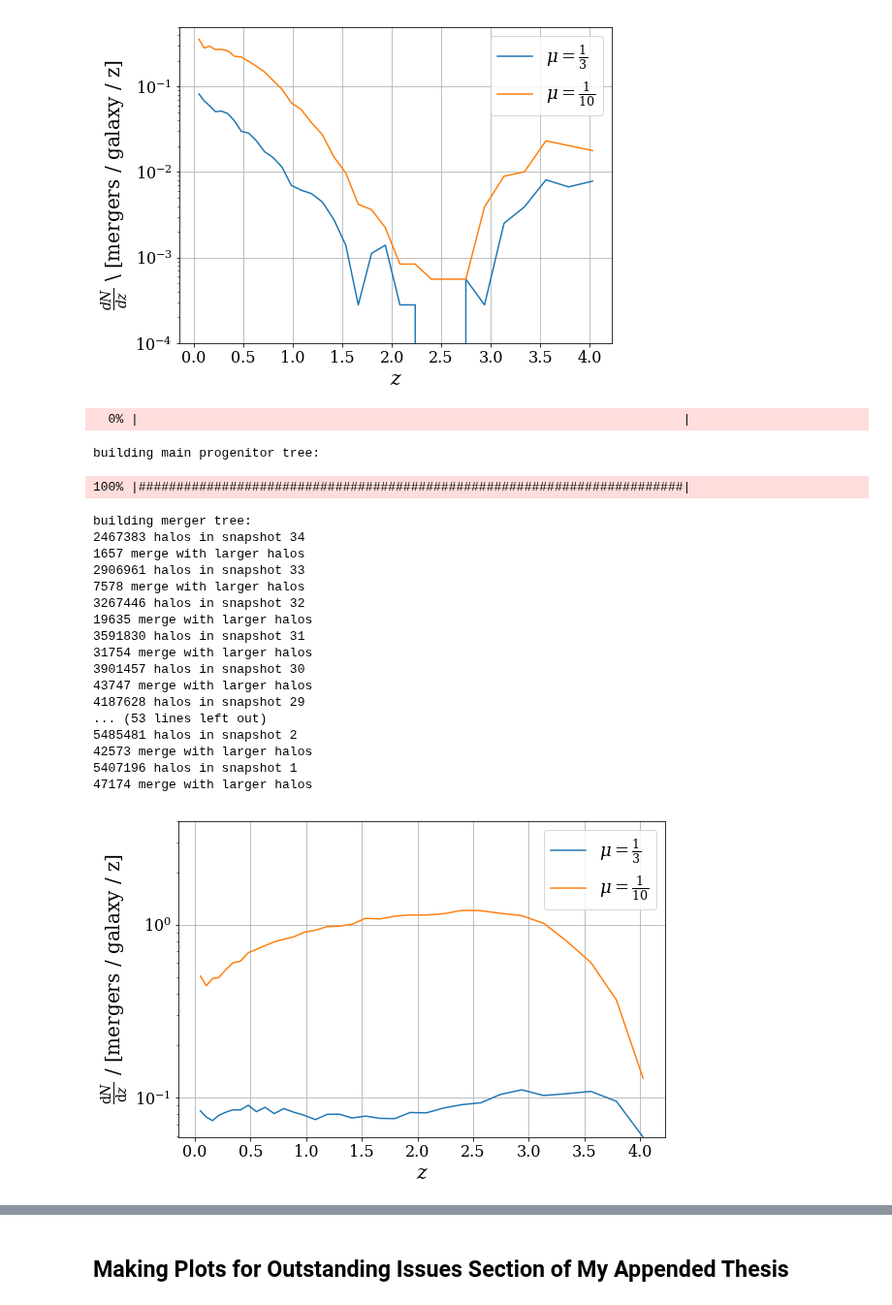
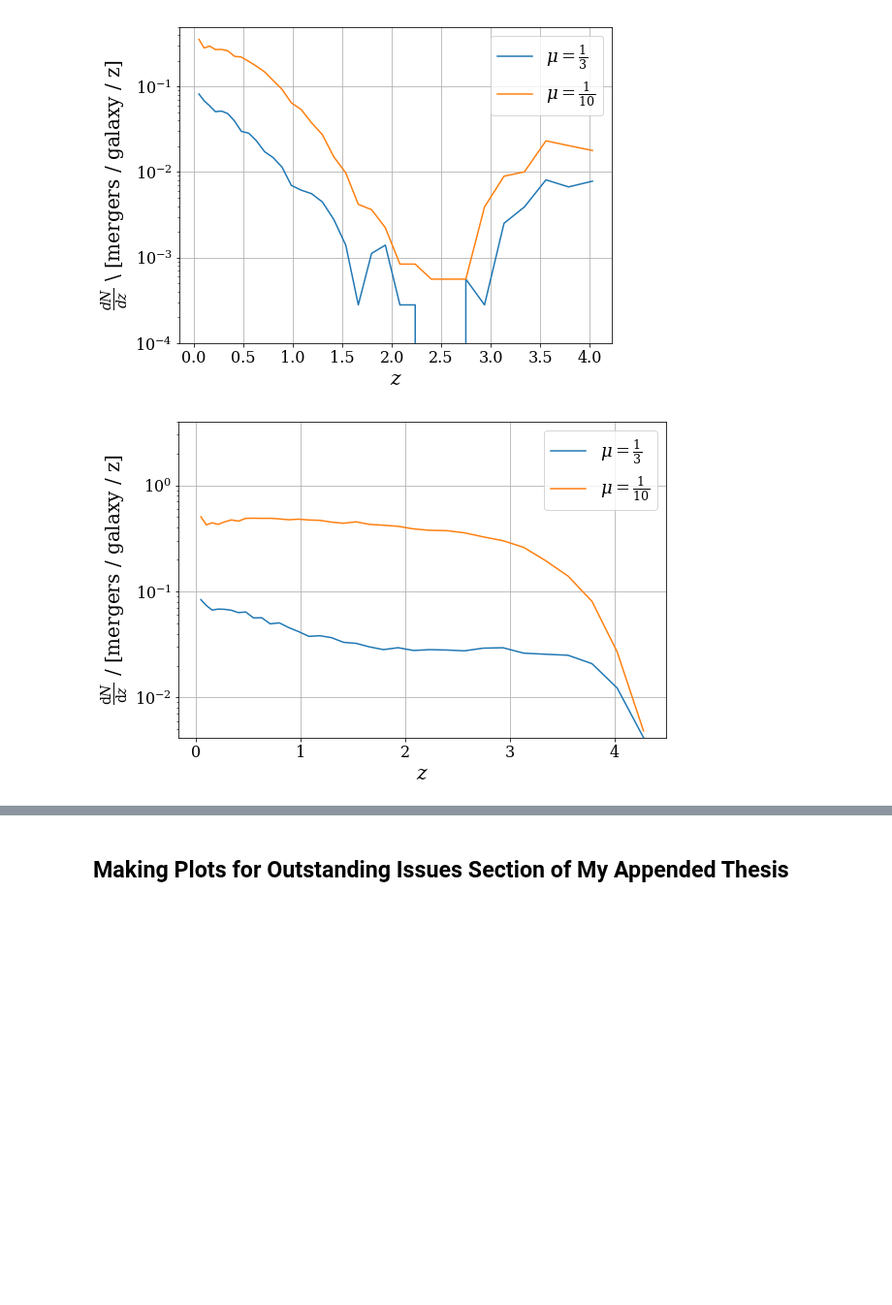
Before and after one commit to patricks1/mergers, a Jupyter notebook: mergers2/testing_hash_method.ipynb, the cells around one changed output, grey strips where cells are left out. Shown at 97% size. Saved outputs shown, nothing was run; the diff lists cells and outputs as text; code cells hidden in the pictures; blank space fills up the shorter version.

Commit message:
fixed the dx error in the Python 2 dNdx_ofz function. Also fixed the 'm.max' error in Python 2's mp_tree

```diff
--- a/mergers2/testing_hash_method.ipynb
+++ b/mergers2/testing_hash_method.ipynb
@@ -101,45 +101,25 @@ plt.show()
 # %%
 dNdxs_sub_3=merg_rates.dNdx_ofz(tpm2,12.,np.log10(1./3.),
                             'censubhal',dx='dz',
-                            ziend=33)
+                            ziend=34)
 dNdxs_sub_10=merg_rates.dNdx_ofz(tpm2,12.,np.log10(1./10.),
                              'censubhal',dx='dz',
-                             ziend=33)
+                             ziend=34)
 
 fig=plt.figure(figsize=(9,6))
 ax=fig.add_subplot(111)
 ax.plot(dNdxs_sub_3[0],dNdxs_sub_3[1],
         label='$\mu=\\frac{1}{3}$')
 ax.plot(dNdxs_sub_10[0],dNdxs_sub_10[1],
         label='$\mu=\\frac{1}{10}$')
 ax.set_xlabel('$z$')
 ax.set_ylabel('$\\frac{\mathrm{d}N}{\mathrm{d}z}$ / [mergers / galaxy / z]')
 ax.set_yscale('log')
 ax.set_ylim(0,4)
 ax.legend()
 plt.show()
 # %% [output]
-  0% |                                                                        |
-building main progenitor tree:
-100% |########################################################################|
-building merger tree:
-2467383 halos in snapshot 34
-1657 merge with larger halos
-2906961 halos in snapshot 33
-7578 merge with larger halos
-3267446 halos in snapshot 32
-19635 merge with larger halos
-3591830 halos in snapshot 31
-31754 merge with larger halos
-3901457 halos in snapshot 30
-43747 merge with larger halos
-4187628 halos in snapshot 29
-... (53 lines left out)
-5485481 halos in snapshot 2
-42573 merge with larger halos
-5407196 halos in snapshot 1
-47174 merge with larger halos
-[figure, old version]
+[figure, new version]
 # %%
 fig=plt.figure(figsize=(8,6))
 ax=fig.add_subplot(111)
```
Also changed, not shown: parts of 1 cell of this notebook, 1 other file.
